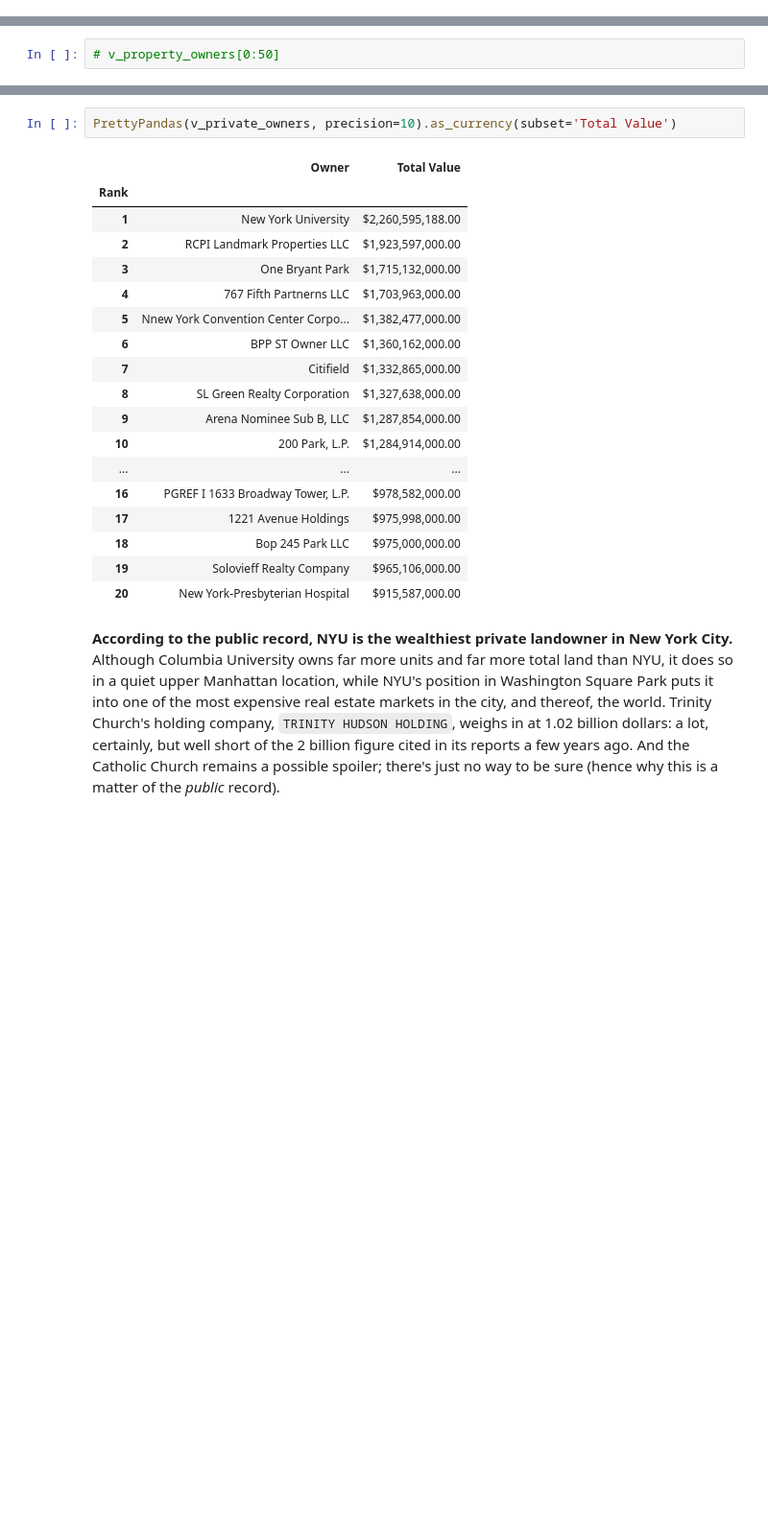
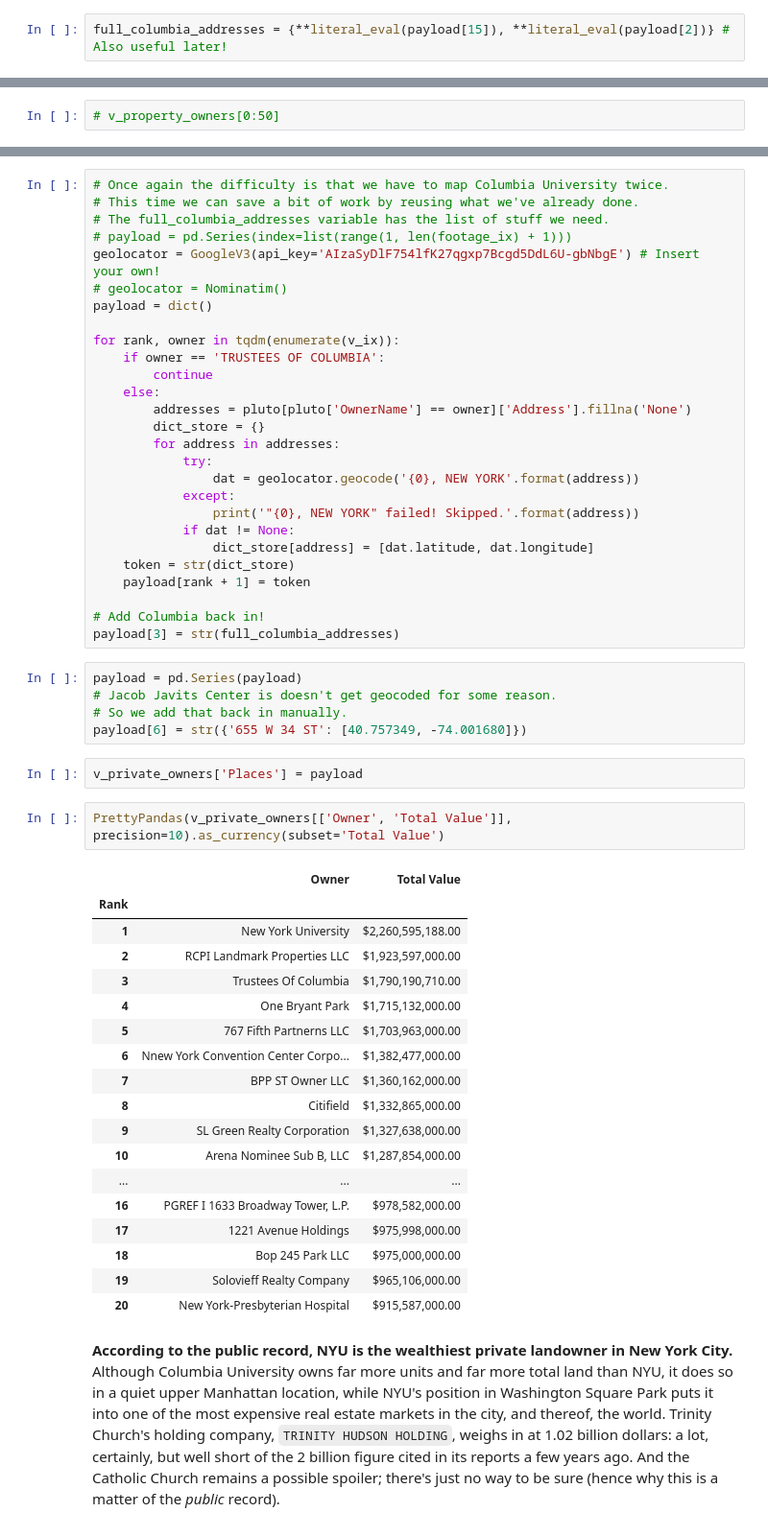
Before and after one commit to ResidentMario/nyc-buildings, a Jupyter notebook: data-visualization.ipynb, the cells around one changed output, grey strips where cells are left out. Shown: that part at 96% size. Cells and saved outputs as stored; diff of their text form; blank space fills up the shorter version.

```diff
--- a/data-visualization.ipynb
+++ b/data-visualization.ipynb
@@ -820,0 +764,2 @@ array(['Riverbay Corporation', 'Trustees Of Columbia', 'ST-DIL LLC',
+# %%
+full_columbia_addresses = {**literal_eval(payload[15]), **literal_eval(payload[2])} # Also useful later!
@@ -1021,21 +950,55 @@ v_private.index.name = 'Owner'
 v_private_owners = pd.DataFrame({'Owner': v_private.index, 'Total Value': v_private.values}, index=list(range(1, 21)))
 v_private_owners = v_private_owners[['Owner', 'Total Value']]
 v_private_owners.index.name = 'Rank'
+# %%
+# Once again the difficulty is that we have to map Columbia University twice.
+# This time we can save a bit of work by reusing what we've already done.
+# The full_columbia_addresses variable has the list of stuff we need.
+# payload = pd.Series(index=list(range(1, len(footage_ix) + 1)))
+geolocator = GoogleV3(api_key='AIzaSyDlF754lfK27qgxp7Bcgd5DdL6U-gbNbgE') # Insert your own!
+# geolocator = Nominatim()
+payload = dict()
+
+for rank, owner in tqdm(enumerate(v_ix)):
+    if owner == 'TRUSTEES OF COLUMBIA':
+        continue
+    else:
+        addresses = pluto[pluto['OwnerName'] == owner]['Address'].fillna('None')
+        dict_store = {}
+        for address in addresses:
+            try:
+                dat = geolocator.geocode('{0}, NEW YORK'.format(address))
+            except:
+                print('"{0}, NEW YORK" failed! Skipped.'.format(address))
+            if dat != None:
+                dict_store[address] = [dat.latitude, dat.longitude]
+    token = str(dict_store)
+    payload[rank + 1] = token
+
+# Add Columbia back in!
+payload[3] = str(full_columbia_addresses)
+# %%
+payload = pd.Series(payload)
+# Jacob Javits Center is doesn't get geocoded for some reason.
+# So we add that back in manually.
+payload[6] = str({'655 W 34 ST': [40.757349, -74.001680]})
+# %%
+v_private_owners['Places'] = payload
 # %%
-PrettyPandas(v_private_owners, precision=10).as_currency(subset='Total Value')
+PrettyPandas(v_private_owners[['Owner', 'Total Value']], precision=10).as_currency(subset='Total Value')
 # %% [output]
 |  | Owner | Total Value |
 | Rank |  |  |
 | 1 | New York University | $2,260,595,188.00 |
 | 2 | RCPI Landmark Properties LLC | $1,923,597,000.00 |
-| 3 | One Bryant Park | $1,715,132,000.00 |
-| 4 | 767 Fifth Partnerns LLC | $1,703,963,000.00 |
-| 5 | Nnew York Convention Center Corpo... | $1,382,477,000.00 |
-| 6 | BPP ST Owner LLC | $1,360,162,000.00 |
-| 7 | Citifield | $1,332,865,000.00 |
-| 8 | SL Green Realty Corporation | $1,327,638,000.00 |
-| 9 | Arena Nominee Sub B, LLC | $1,287,854,000.00 |
-| 10 | 200 Park, L.P. | $1,284,914,000.00 |
+| 3 | Trustees Of Columbia | $1,790,190,710.00 |
+| 4 | One Bryant Park | $1,715,132,000.00 |
+| 5 | 767 Fifth Partnerns LLC | $1,703,963,000.00 |
+| 6 | Nnew York Convention Center Corpo... | $1,382,477,000.00 |
+| 7 | BPP ST Owner LLC | $1,360,162,000.00 |
+| 8 | Citifield | $1,332,865,000.00 |
+| 9 | SL Green Realty Corporation | $1,327,638,000.00 |
+| 10 | Arena Nominee Sub B, LLC | $1,287,854,000.00 |
 | ... | ... | ... |
 | 16 | PGREF I 1633 Broadway Tower, L.P. | $978,582,000.00 |
 | 17 | 1221 Avenue Holdings | $975,998,000.00 |
```
Also changed, not shown: parts of 19 cells of this notebook, 3 other files.
